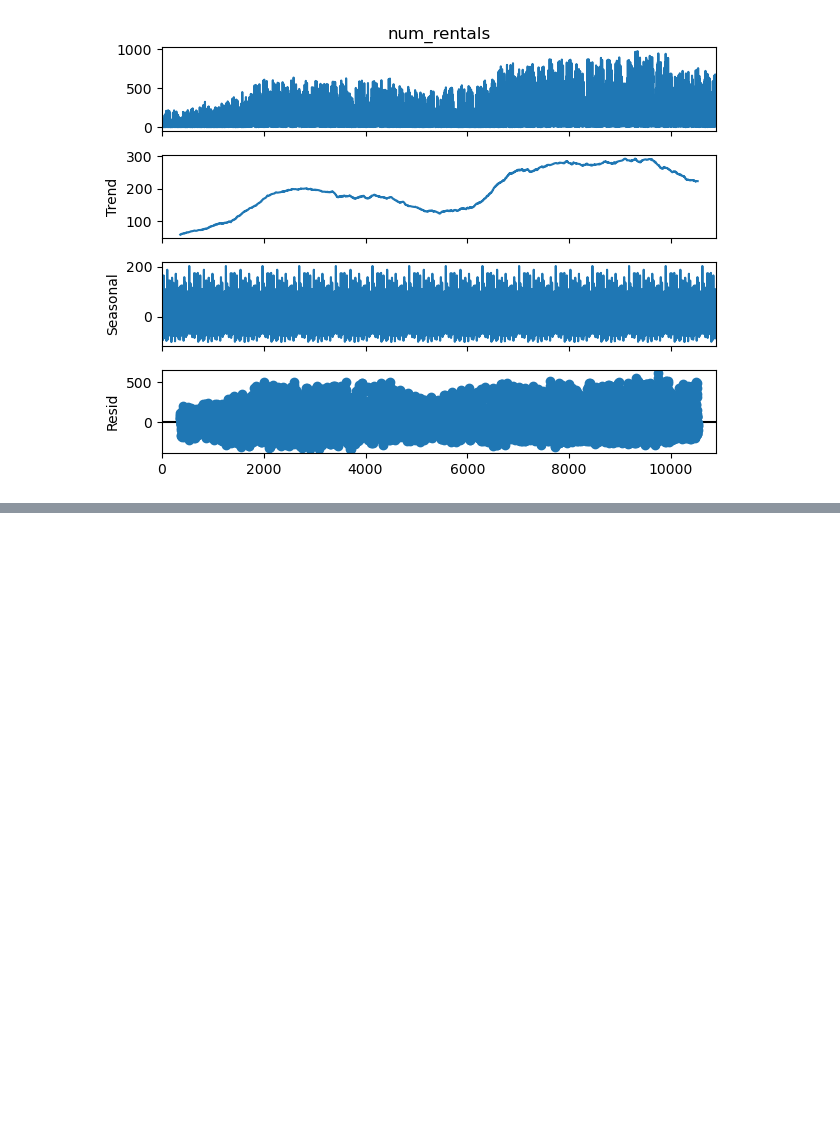
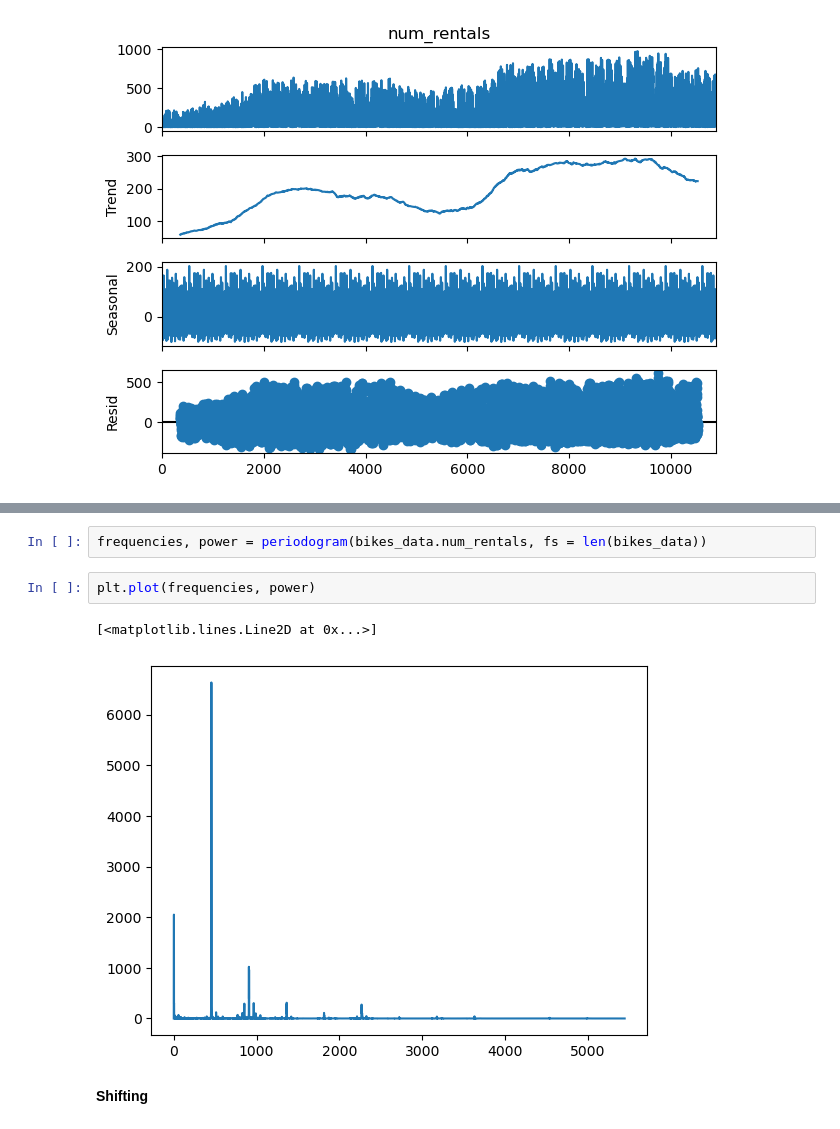
Before and after one commit to di-ton/Machine-Learning, a Jupyter notebook: Time-Series/time_series.ipynb, the cells around one changed output, grey strips where cells are left out. Cells and saved outputs as stored; diff of their text form; blank space fills up the shorter version.

```diff
--- a/Time-Series/time_series.ipynb
+++ b/Time-Series/time_series.ipynb
@@ -685,0 +702,9 @@ seasonal_decompose(bikes_data.num_rentals, period = 24 * 30).plot()
+# %%
+frequencies, power = periodogram(bikes_data.num_rentals, fs = len(bikes_data))
+# %%
+plt.plot(frequencies, power)
+# %% [output]
+[<matplotlib.lines.Line2D at 0x...>]
+[figure, added]
+# %% [markdown]
+<b>Shifting</b>
```
Also changed, not shown: parts of 39 cells of this notebook.
